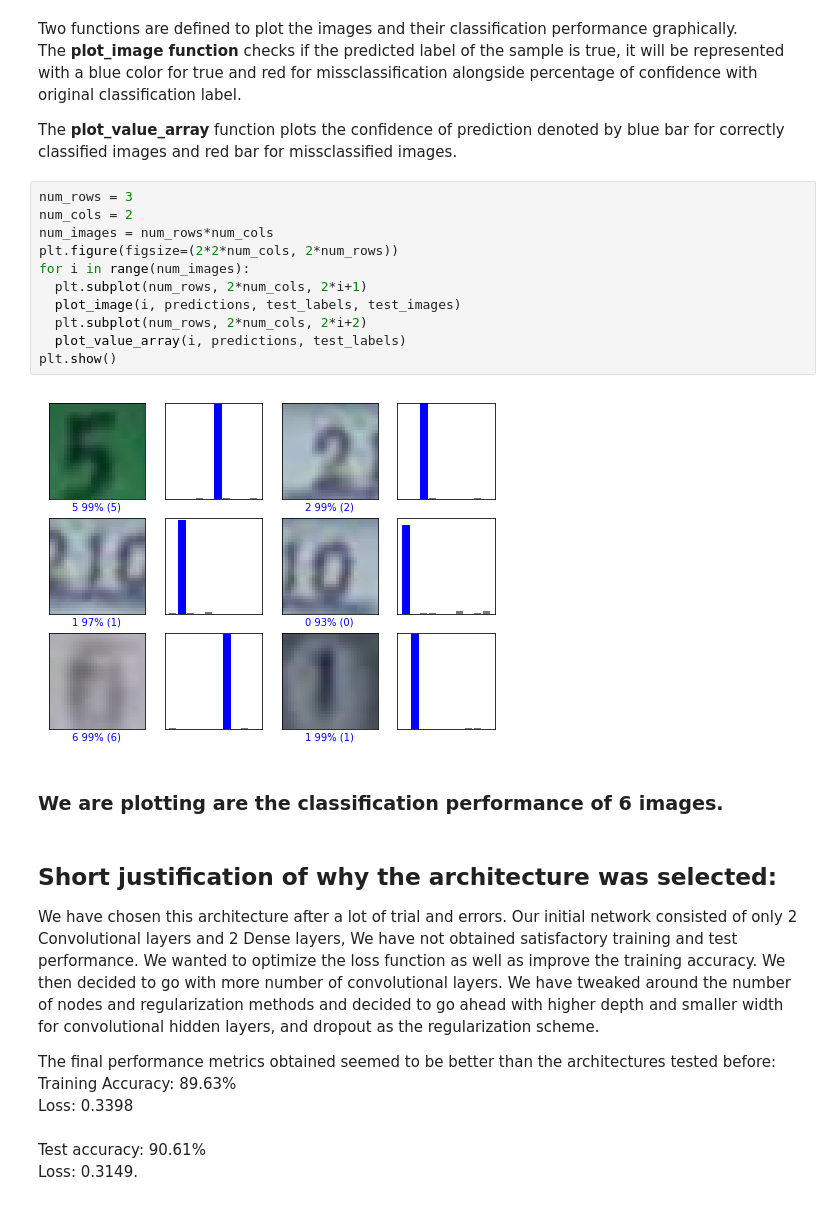
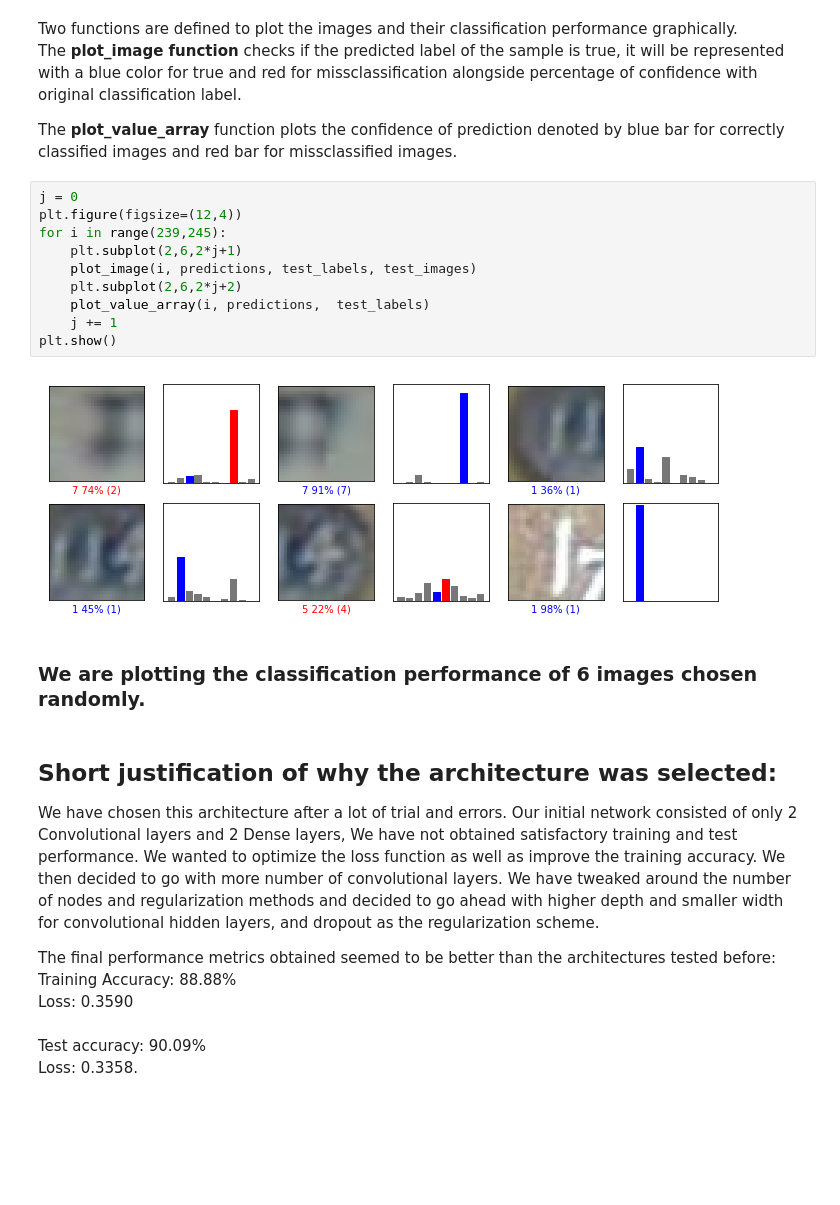
Before and after one commit to spkarthik13/Image-recognition-using-keras-CNN-A-fundamental-guide-, a Jupyter notebook: ML_Assignment4.ipynb, the cells around one changed output. Cells and saved outputs as stored; diff of their text form; blank space fills up the shorter version.

```diff
--- a/ML_Assignment4.ipynb
+++ b/ML_Assignment4.ipynb
@@ -249,28 +252,27 @@ The **plot_image function** checks if the predicted label of the sample is true,
 
 The **plot_value_array** function plots the confidence of prediction denoted by blue bar for correctly classified images and red bar for missclassified images.
 # %%
-num_rows = 3
-num_cols = 2
-num_images = num_rows*num_cols
-plt.figure(figsize=(2*2*num_cols, 2*num_rows))
-for i in range(num_images):
-  plt.subplot(num_rows, 2*num_cols, 2*i+1)
-  plot_image(i, predictions, test_labels, test_images)
-  plt.subplot(num_rows, 2*num_cols, 2*i+2)
-  plot_value_array(i, predictions, test_labels)
+j = 0
+plt.figure(figsize=(12,4))
+for i in range(239,245):
+    plt.subplot(2,6,2*j+1)
+    plot_image(i, predictions, test_labels, test_images)
+    plt.subplot(2,6,2*j+2)
+    plot_value_array(i, predictions,  test_labels)
+    j += 1
 plt.show()
 # %% [output]
-[figure, old version]
+[figure, new version]
 # %% [markdown]
-### We are plotting are the classification performance of 6 images.
+### We are plotting the classification performance of 6 images chosen randomly.
 # %% [markdown]
 ## Short justification of why the architecture was selected:
 
 We have chosen this architecture after a lot of trial and errors. Our initial network consisted of only 2 Convolutional layers and 2 Dense layers, We have not obtained satisfactory training and test performance. We wanted to optimize the loss function as well as improve the training accuracy. We then decided to go with more number of convolutional layers. We have tweaked around the number of nodes and regularization methods and decided to go ahead with higher depth and smaller width for convolutional hidden layers, and dropout as the regularization scheme.
 
 The final performance metrics obtained seemed to be better than the architectures tested before: <br>
-Training Accuracy: 89.63% <br>
-Loss: 0.3398
+Training Accuracy: 88.88% <br>
+Loss: 0.3590
 <br> <br>
-Test accuracy: 90.61% <br>
-Loss: 0.3149.
+Test accuracy: 90.09% <br>
+Loss: 0.3358.
```
Also changed, not shown: parts of 5 cells of this notebook.
